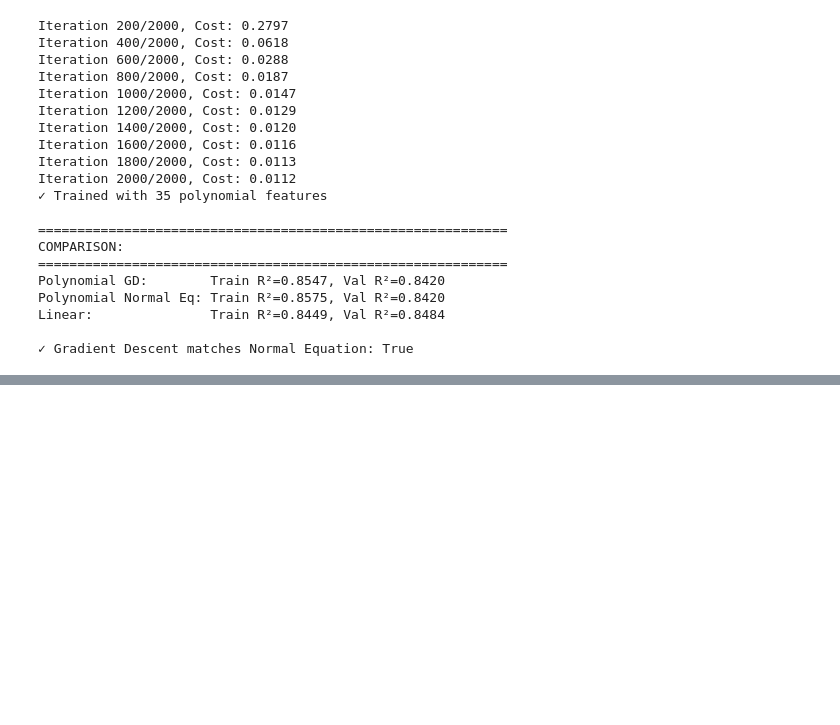
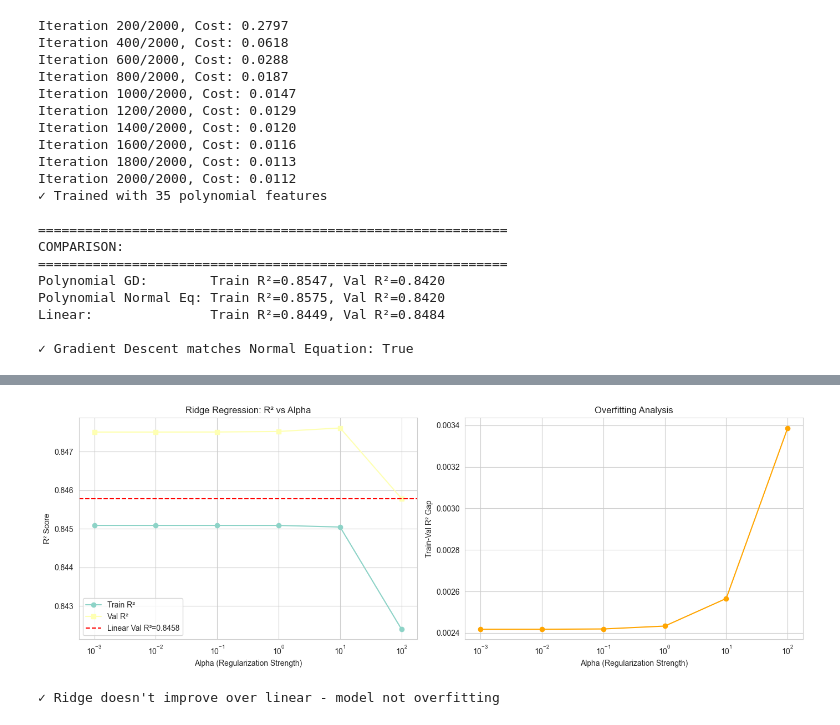
Before and after one commit to galileo-gal/house_price_prediction, a Jupyter notebook: notebooks/01_eda.ipynb, the cells around one changed output, grey strips where cells are left out. Saved outputs shown, nothing was run; the diff lists cells and outputs as text; code cells hidden in the pictures; blank space fills up the shorter version.

Commit message:
Days 1-5 Complete: Linear Regression, Polynomial, Ridge, Lasso implementations with project log

```diff
--- a/notebooks/01_eda.ipynb
+++ b/notebooks/01_eda.ipynb
@@ -762,0 +811,28 @@ Linear:               Train R²=0.8449, Val R²=0.8484
+# %%
+# Plot Ridge performance vs alpha
+fig, axes = plt.subplots(1, 2, figsize=(14, 5))
+
+# R² vs alpha
+axes[0].semilogx(df_ridge['alpha'], df_ridge['train_r2'], marker='o', label='Train R²')
+axes[0].semilogx(df_ridge['alpha'], df_ridge['val_r2'], marker='s', label='Val R²')
+axes[0].axhline(val_r2, color='r', linestyle='--', label=f'Linear Val R²={val_r2:.4f}')
+axes[0].set_xlabel('Alpha (Regularization Strength)')
+axes[0].set_ylabel('R² Score')
+axes[0].set_title('Ridge Regression: R² vs Alpha')
+axes[0].legend()
+axes[0].grid(True)
+
+# Train-Val gap
+axes[1].semilogx(df_ridge['alpha'], df_ridge['gap'], marker='o', color='orange')
+axes[1].set_xlabel('Alpha (Regularization Strength)')
+axes[1].set_ylabel('Train-Val R² Gap')
+axes[1].set_title('Overfitting Analysis')
+axes[1].grid(True)
+
+plt.tight_layout()
+plt.show()
+
+print("\n✓ Ridge doesn't improve over linear - model not overfitting")
+# %% [output]
+[figure, added]
+✓ Ridge doesn't improve over linear - model not overfitting
```
Also changed, not shown: parts of 4 cells of this notebook, 2 other files.
